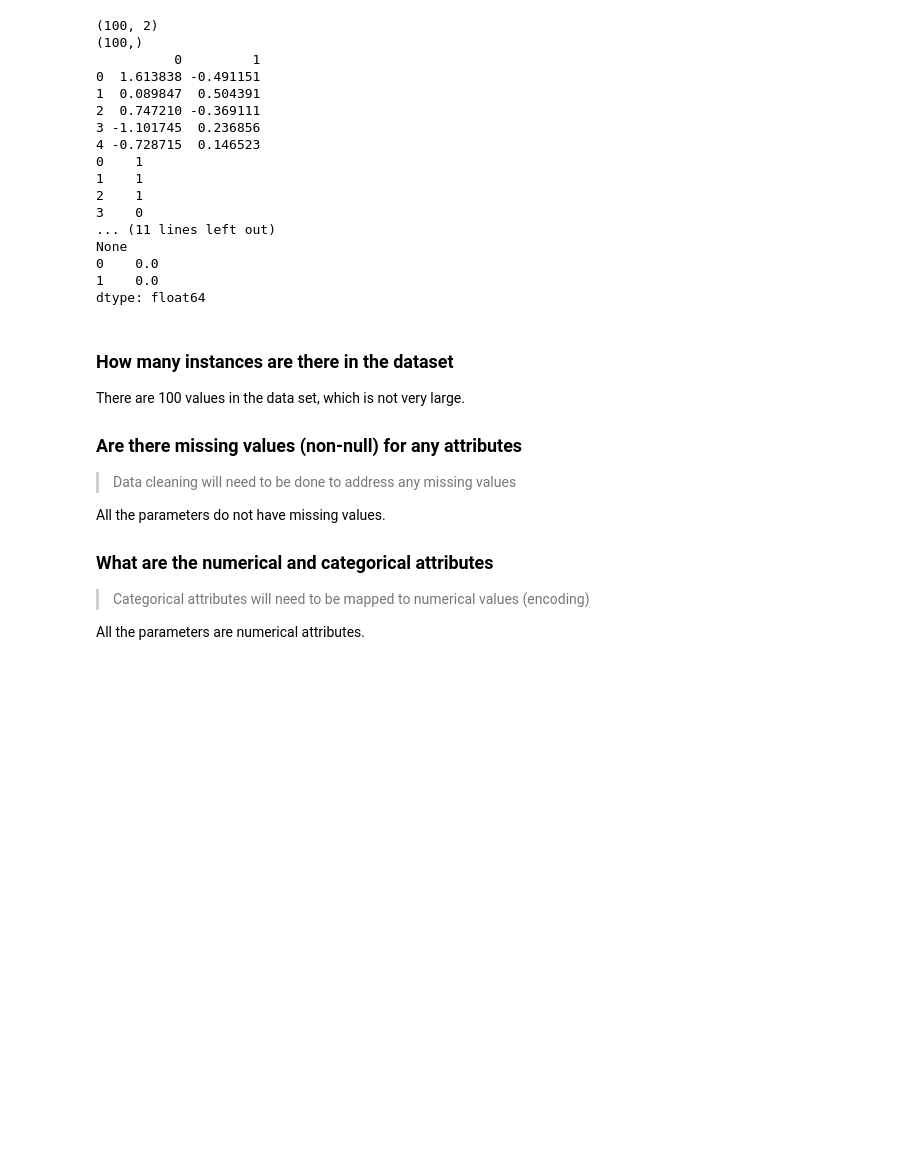
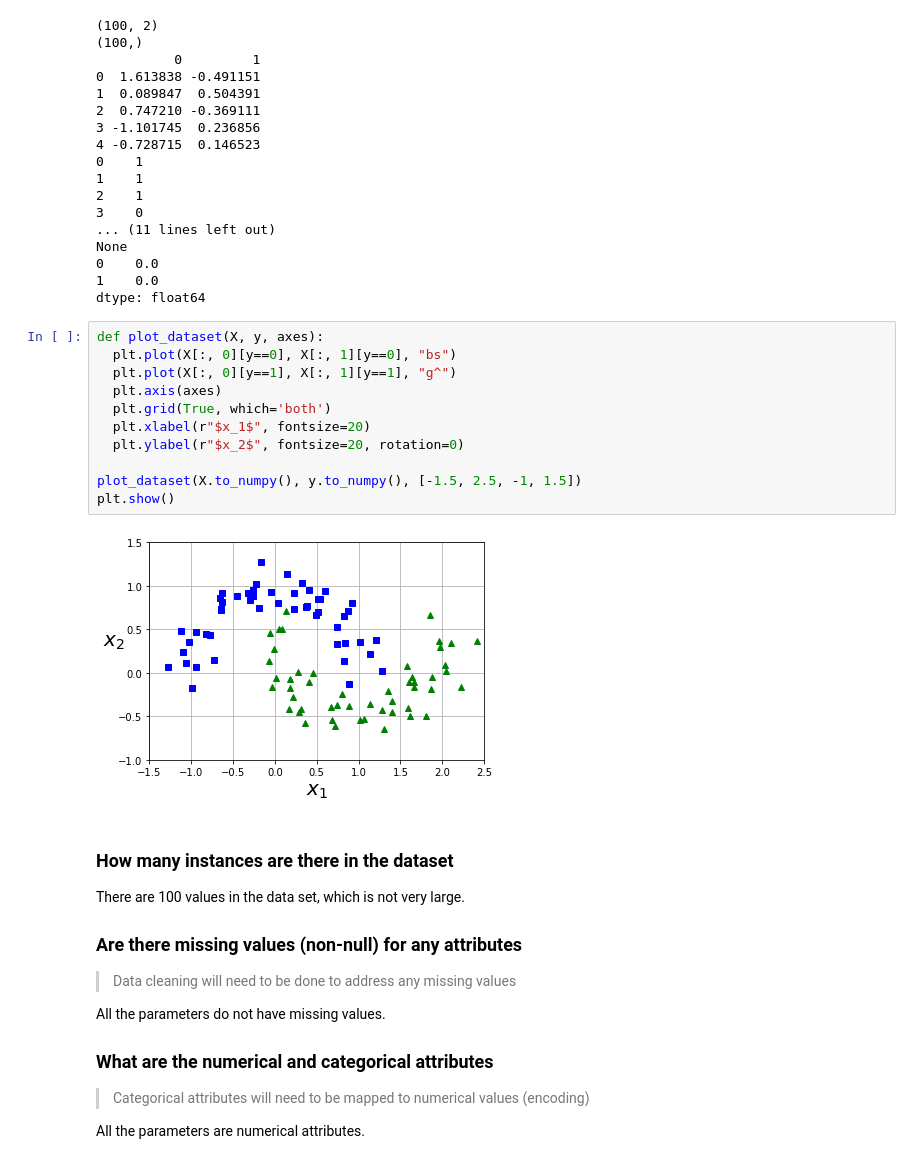
Before and after one commit to venkattplethora/MachineLearning, a Jupyter notebook: Moons.ipynb, the cells around one changed output. Saved outputs shown, nothing was run; the diff lists cells and outputs as text; blank space fills up the shorter version.

Commit message:
Adding plots for Moons model

```diff
--- a/Moons.ipynb
+++ b/Moons.ipynb
@@ -56,6 +56,19 @@ None
 0    0.0
 1    0.0
 dtype: float64
+# %%
+def plot_dataset(X, y, axes):
+  plt.plot(X[:, 0][y==0], X[:, 1][y==0], "bs")
+  plt.plot(X[:, 0][y==1], X[:, 1][y==1], "g^")
+  plt.axis(axes)
+  plt.grid(True, which='both')
+  plt.xlabel(r"$x_1$", fontsize=20)
+  plt.ylabel(r"$x_2$", fontsize=20, rotation=0)
+
+plot_dataset(X.to_numpy(), y.to_numpy(), [-1.5, 2.5, -1, 1.5])
+plt.show()
+# %% [output]
+[figure, added]
 # %% [markdown]
 <h3><b>How many instances are there in the dataset</b></h3>
 
```
Also changed, not shown: parts of 1 cell of this notebook.
